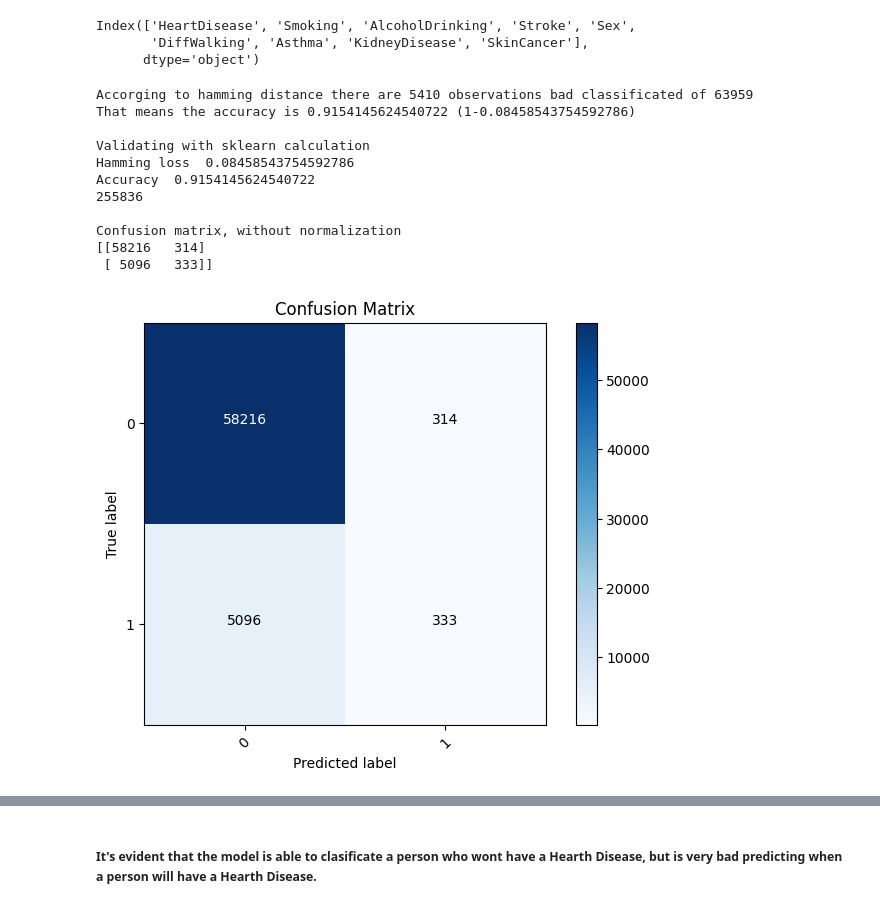
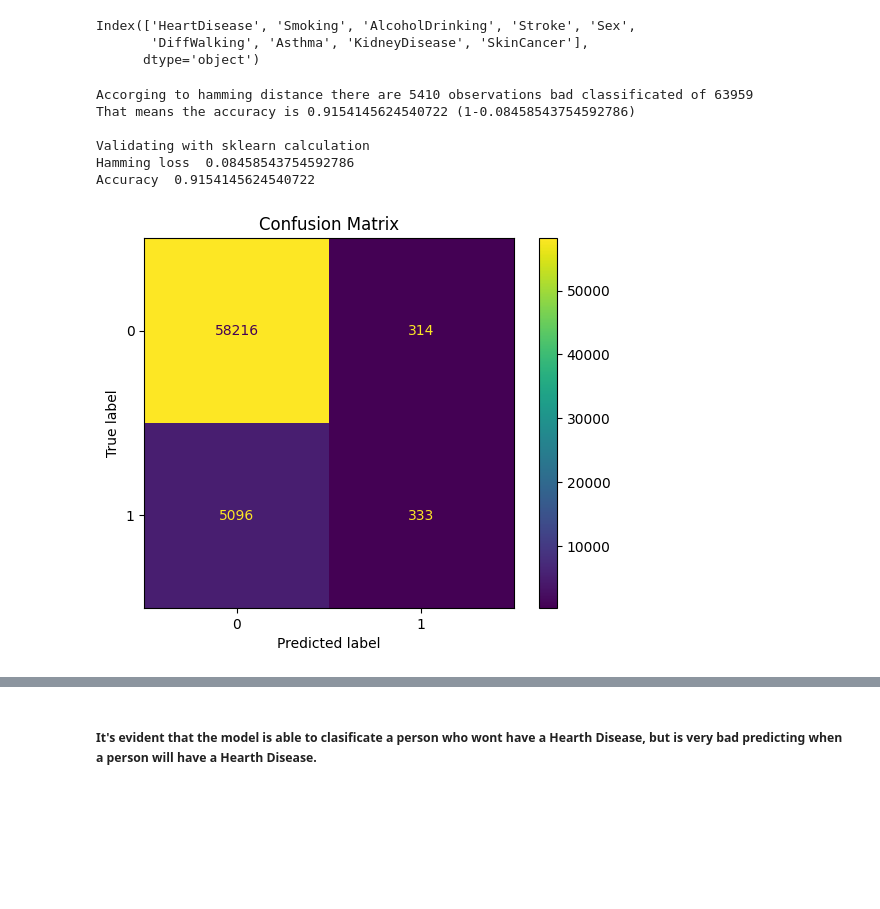
Before and after one commit to dlopeza98/AlgebraLineal_Examen1, a Jupyter notebook: HearthDisease_ClassificationModel.ipynb, the cells around one changed output, grey strips where cells are left out. Cells and saved outputs as stored; diff of their text form; code cells hidden in the pictures; blank space fills up the shorter version.

```diff
--- a/HearthDisease_ClassificationModel.ipynb
+++ b/HearthDisease_ClassificationModel.ipynb
@@ -152,82 +152,43 @@ accuracy=1-(hamming_dist/len(y_test))
 print(f'Accorging to hamming distance there are {hamming_dist} observations bad classificated of {len(y_test)} \nThat means the accuracy is {accuracy} (1-{(hamming_dist/len(y_test))})')
 print("\nValidating with sklearn calculation\nHamming loss ",hamming_loss(y_test,y_pred))
 print("Accuracy ",model.score(X_test,y_test))
-print(len(model.predict_proba(X_train)))
+
 
 # Calculate confusion matrix
 confusion = confusion_matrix(y_test, y_pred)
 
 # Plot the confusion matrix
 
 # Plot the confusion matrix
-def plot_confusion_matrix(cm, classes,
-                          normalize=False,
-                          title='Confusion matrix',
-                          cmap=plt.cm.Blues):
-    """
-    This function prints and plots the confusion matrix.
-    Normalization can be applied by setting `normalize=True`.
-    """
-    plt.imshow(cm, interpolation='nearest', cmap=cmap)
-    plt.title(title)
-    plt.colorbar()
-    tick_marks = np.arange(len(classes))
-    plt.xticks(tick_marks, classes, rotation=45)
-    plt.yticks(tick_marks, classes)
+cmd_3 = ConfusionMatrixDisplay(confusion)
+cmd_3.plot()
+plt.title('Confusion Matrix')
 
-    if normalize:
-        cm = cm.astype('float') / cm.sum(axis=1)[:, np.newaxis]
-        print("\nNormalized confusion matrix")
-    else:
-        print('\nConfusion matrix, without normalization')
-
-    print(cm)
-
-    thresh = cm.max() / 2.
-    for i, j in itertools.product(range(cm.shape[0]), range(cm.shape[1])):
-        plt.text(j, i, cm[i, j],
-                 horizontalalignment="center",
-                 color="white" if cm[i, j] > thresh else "black")
-
-    plt.tight_layout()
-    plt.ylabel('True label')
-    plt.xlabel('Predicted label')
-
-import itertools
-
-class_names = [0, 1]  # Replace with your class labels
-plot_confusion_matrix(confusion, classes=class_names, title='Confusion Matrix')
-plt.show()
 
 # Calculate ROC curve and AUC
 y_prob = model.predict_proba(X_test)[:, 1]
 fpr, tpr, thresholds = roc_curve(y_test, y_prob)
 roc_auc = auc(fpr, tpr)
 
 # Plot ROC curve with AUC score
 plt.figure(figsize=(8, 6))
 plt.plot(fpr, tpr, color='darkorange', lw=2, label='ROC curve (area = %0.2f)' % roc_auc)
 plt.plot([0, 1], [0, 1], color='navy', lw=2, linestyle='--')
 plt.xlim([0.0, 1.0])
 plt.ylim([0.0, 1.05])
 plt.xlabel('False Positive Rate')
 plt.ylabel('True Positive Rate')
 plt.title('Receiver Operating Characteristic (ROC)')
 plt.legend(loc='lower right')
 plt.show()
 # %% [output]
 Accorging to hamming distance there are 5410 observations bad classificated of 63959
 That means the accuracy is 0.9154145624540722 (1-0.08458543754592786)
 
 Validating with sklearn calculation
 Hamming loss  0.08458543754592786
 Accuracy  0.9154145624540722
-255836
-
-Confusion matrix, without normalization
-[[58216   314]
- [ 5096   333]]
-[figure, old version]
+[figure, new version]
 [figure]
 # %% [markdown]
 ##### It's evident that the model is able to clasificate a person who wont have a Hearth Disease, but is very bad predicting when a person will have a Hearth Disease.
```
